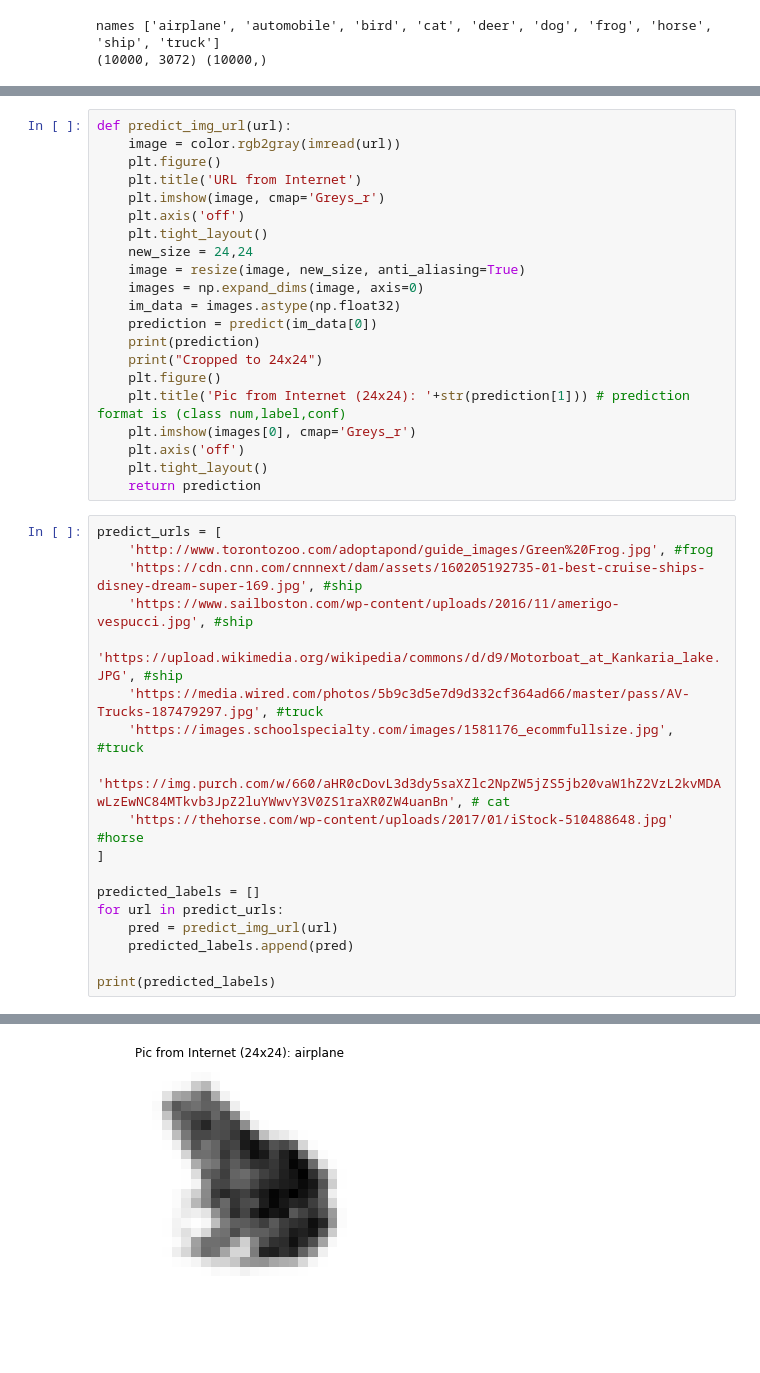
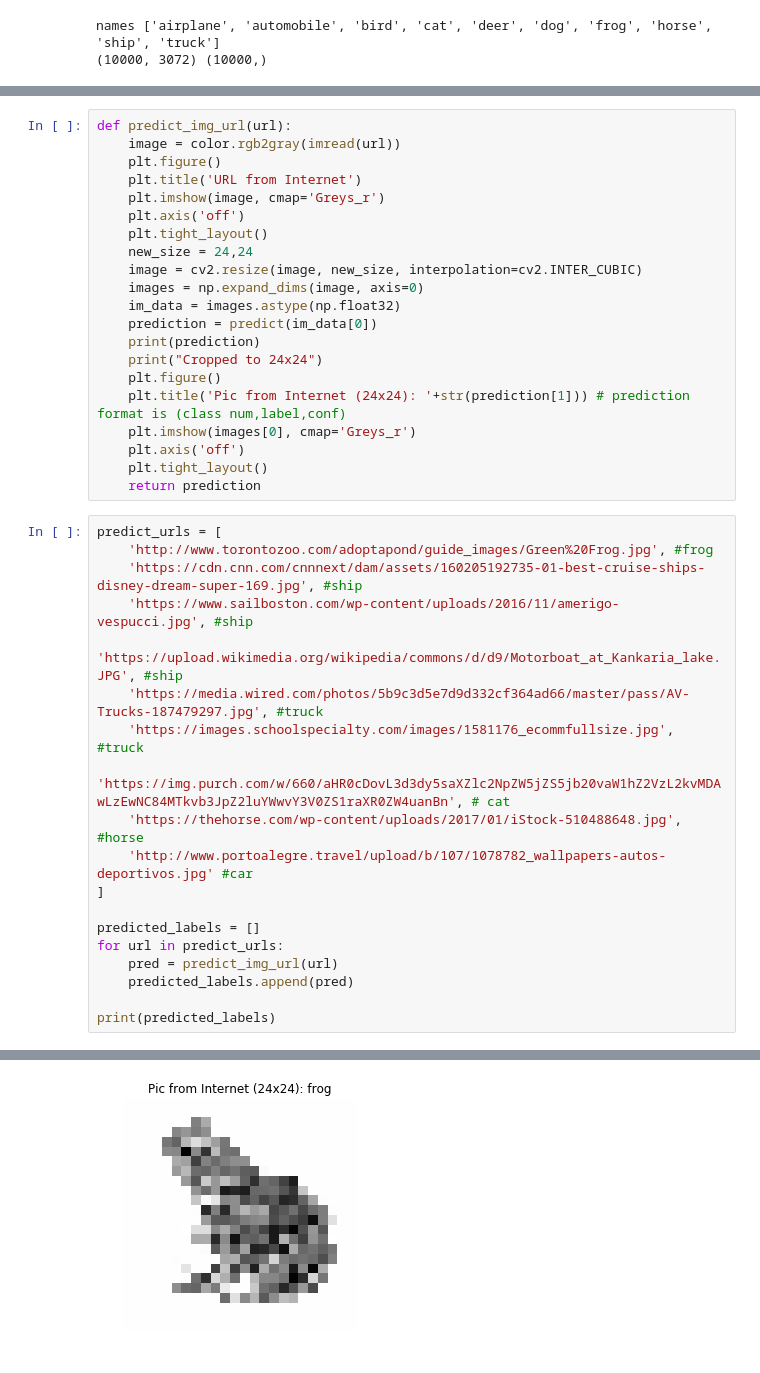
Before and after one commit to chrismattmann/MLwithTensorFlow2ed, a Jupyter notebook: Listing 9.17-ex9.3.ipynb, the cells around one changed output, grey strips where cells are left out. Cells and saved outputs as stored; diff of their text form.

```diff
--- a/Listing 9.17-ex9.3.ipynb
+++ b/Listing 9.17-ex9.3.ipynb
@@ -426,7 +459,7 @@ def predict_img_url(url):
     plt.axis('off')
     plt.tight_layout()
     new_size = 24,24
-    image = resize(image, new_size, anti_aliasing=True)
+    image = cv2.resize(image, new_size, interpolation=cv2.INTER_CUBIC)
     images = np.expand_dims(image, axis=0)
     im_data = images.astype(np.float32)
     prediction = predict(im_data[0])
@@ -447,7 +480,8 @@ predict_urls = [
     'https://media.wired.com/photos/5b9c3d5e7d9d332cf364ad66/master/pass/AV-Trucks-187479297.jpg', #truck
     'https://images.schoolspecialty.com/images/1581176_ecommfullsize.jpg', #truck
     'https://img.purch.com/w/660/aHR0cDovL3d3dy5saXZlc2NpZW5jZS5jb20vaW1hZ2VzL2kvMDAwLzEwNC84MTkvb3JpZ2luYWwvY3V0ZS1raXR0ZW4uanBn', # cat
-    'https://thehorse.com/wp-content/uploads/2017/01/iStock-510488648.jpg' #horse
+    'https://thehorse.com/wp-content/uploads/2017/01/iStock-510488648.jpg', #horse
+    'http://www.portoalegre.travel/upload/b/107/1078782_wallpapers-autos-deportivos.jpg' #car
 ]
 
 predicted_labels = []
@@ -478 +512 @@ Cropped to 24x24
-[figure, old version]
+[figure, new version]
```
Also changed, not shown: parts of 13 cells of this notebook, 1 other file.
